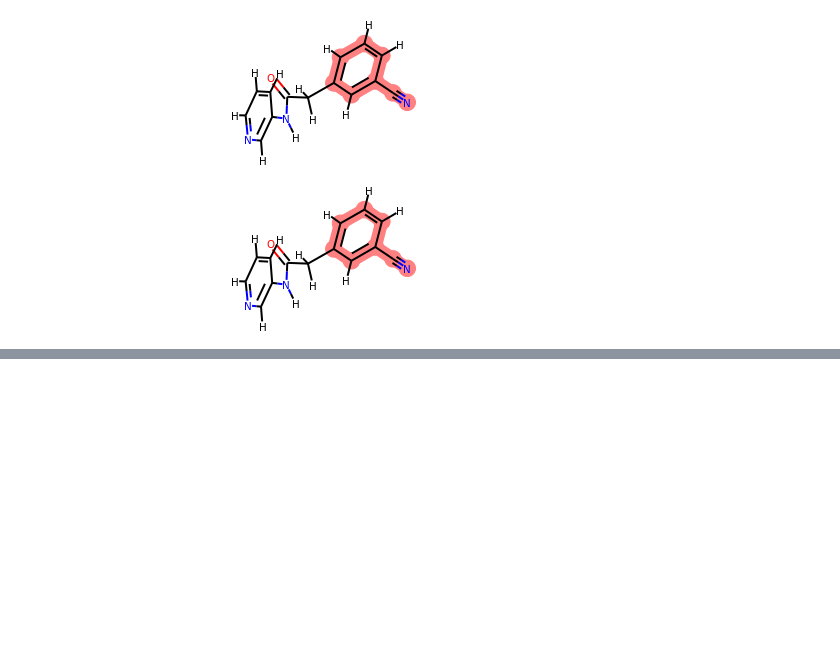
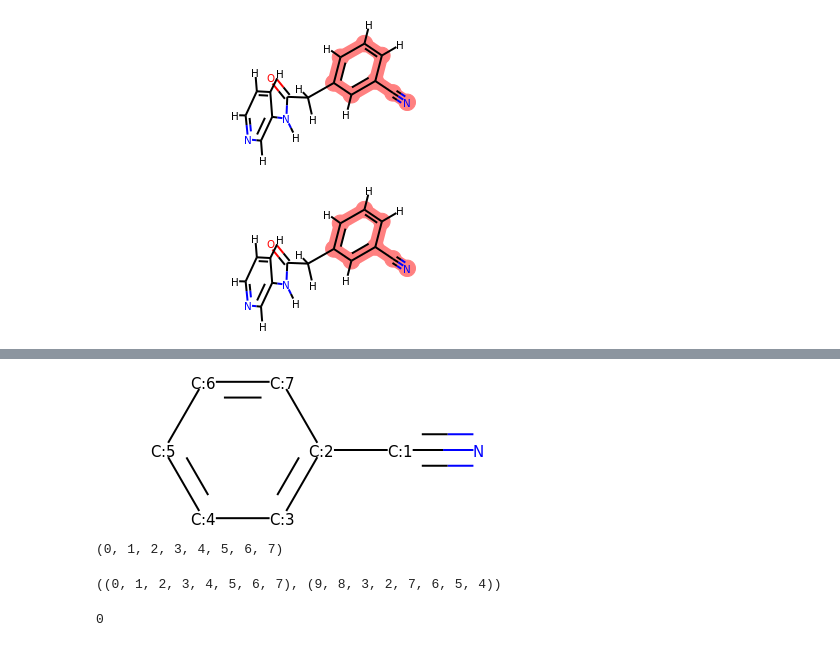
Before and after one commit to Waztom/xchem-notebooks, a Jupyter notebook: MultiConstrainEmbed.ipynb, the cells around one changed output, grey strips where cells are left out. Drawn from its saved outputs; the diff is of its cells as text; code cells hidden in the pictures; blank space fills up the shorter version.

```diff
--- a/MultiConstrainEmbed.ipynb
+++ b/MultiConstrainEmbed.ipynb
@@ -118,0 +137,30 @@ test_orig_func
+# %%
+# Let's compare the test mol to a test fragment
+test_frag = Chem.MolFromSmiles("N#CC1=CC=CC=C1")
+mol_with_atom_index(test_frag)
+# %% [output]
+[figure, added]
+# %%
+# Ok so for a substructure search, we'd ideally want to get
+# two matches that takes into account the symmetry of the test mol
+# The original ConstrainedEmbed function only searches for
+# one match using the GetSubstructMatch call
+orig_constrained_matches = test_mol.GetSubstructMatch(test_frag)
+orig_constrained_matches
+# %% [output]
+(0, 1, 2, 3, 4, 5, 6, 7)
+# %%
+# The output above are the atom ids of the test mol that was
+# matched with the test frag. But what about the other side?
+multi_constrained_matches = test_mol.GetSubstructMatches(test_frag)
+multi_constrained_matches
+# %% [output]
+((0, 1, 2, 3, 4, 5, 6, 7), (9, 8, 3, 2, 7, 6, 5, 4))
+# %%
+# We got two matches and the ids match what we would expect
+# But now let's look at a more concrete example where we use the
+# MultiConstrainedEmbed function defined avove
+# Lets generate a conformer of the test mol
+AllChem.EmbedMolecule(test_mol,randomSeed=0xf00d)
+# %% [output]
+0
```
Also changed, not shown: parts of 12 cells of this notebook.
